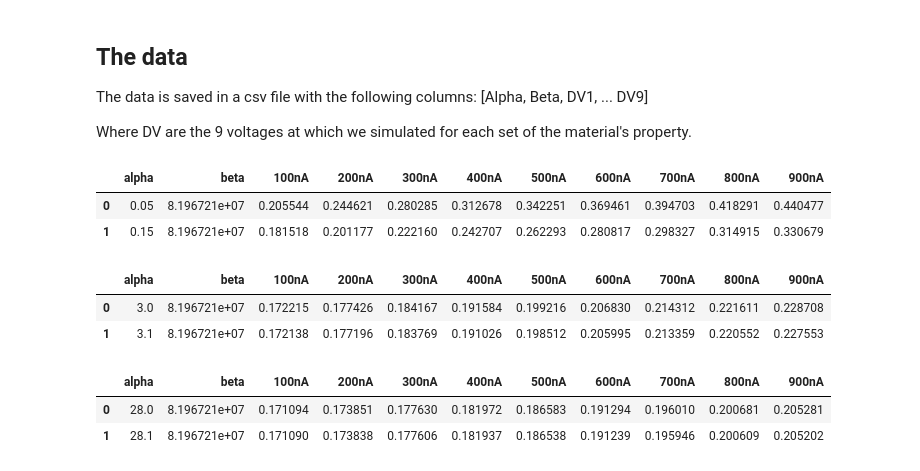
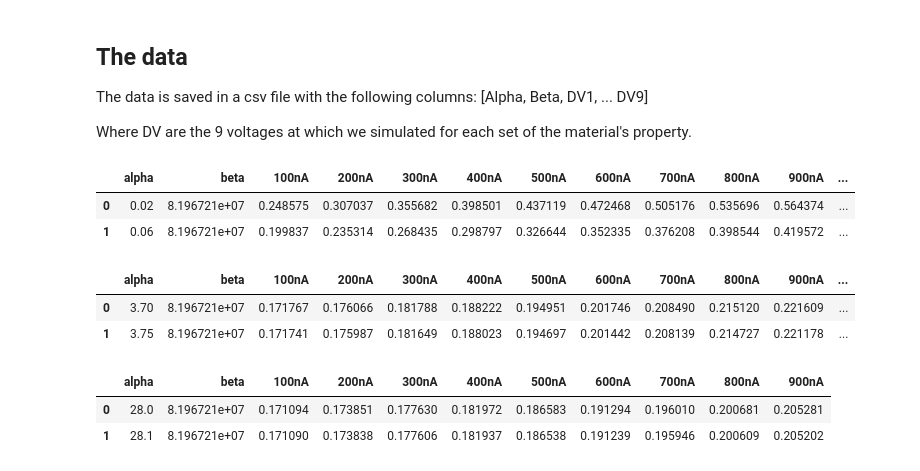
Before and after one commit to paulthulstrup/moose, a Jupyter notebook: modules/thermopower_diffusion/billiald_analysis.ipynb, the cells around one changed output. Saved outputs shown, nothing was run; the diff lists cells and outputs as text; code cells hidden in the pictures.

```diff
--- a/modules/thermopower_diffusion/billiald_analysis.ipynb
+++ b/modules/thermopower_diffusion/billiald_analysis.ipynb
@@ -27,21 +27,21 @@ The data is saved in a csv file with the following columns:
 
 Where DV are the 9 voltages at which we simulated for each set of the material's property.
 # %%
-df4 = pd.read_csv("./data/T_4_alpha-0.05-4.95-step0.1_beta-81967213.1148.csv",header=None, names = ["alpha","beta","100nA","200nA","300nA",
-                                                "400nA","500nA","600nA","700nA","800nA","900nA"])
+df4 = pd.read_csv("./data/T_4_lowV_alpha-0.02-1.98-step0.04_beta-81967213.1148.csv",header=None, names = ["alpha","beta","100nA","200nA","300nA",
+                                                "400nA","500nA","600nA","700nA","800nA","900nA","1000nA"])
 df4.head(2)
 # %% [output]
-|  | alpha | beta | 100nA | 200nA | 300nA | 400nA | 500nA | 600nA | 700nA | 800nA | 900nA |
-| 0 | 0.05 | 8.196721e+07 | 0.205544 | 0.244621 | 0.280285 | 0.312678 | 0.342251 | 0.369461 | 0.394703 | 0.418291 | 0.440477 |
-| 1 | 0.15 | 8.196721e+07 | 0.181518 | 0.201177 | 0.222160 | 0.242707 | 0.262293 | 0.280817 | 0.298327 | 0.314915 | 0.330679 |
+|  | alpha | beta | 100nA | 200nA | 300nA | 400nA | 500nA | 600nA | 700nA | 800nA | 900nA | ... |
+| 0 | 0.02 | 8.196721e+07 | 0.248575 | 0.307037 | 0.355682 | 0.398501 | 0.437119 | 0.472468 | 0.505176 | 0.535696 | 0.564374 | ... |
+| 1 | 0.06 | 8.196721e+07 | 0.199837 | 0.235314 | 0.268435 | 0.298797 | 0.326644 | 0.352335 | 0.376208 | 0.398544 | 0.419572 | ... |
 # %%
-df5 = pd.read_csv("./data/T_5_alpha-3.0-14.9-step0.1_beta-81967213.1148.csv",header=None, names = ["alpha","beta","100nA","200nA","300nA",
-                                                "400nA","500nA","600nA","700nA","800nA","900nA"])
+df5 = pd.read_csv("./data/T_5_lowV_alpha-3.7-5.65-step0.05_beta-81967213.1148.csv",header=None, names = ["alpha","beta","100nA","200nA","300nA",
+                                                "400nA","500nA","600nA","700nA","800nA","900nA","1000nA"])
 df5.head(2)
 # %% [output]
-|  | alpha | beta | 100nA | 200nA | 300nA | 400nA | 500nA | 600nA | 700nA | 800nA | 900nA |
-| 0 | 3.0 | 8.196721e+07 | 0.172215 | 0.177426 | 0.184167 | 0.191584 | 0.199216 | 0.206830 | 0.214312 | 0.221611 | 0.228708 |
-| 1 | 3.1 | 8.196721e+07 | 0.172138 | 0.177196 | 0.183769 | 0.191026 | 0.198512 | 0.205995 | 0.213359 | 0.220552 | 0.227553 |
+|  | alpha | beta | 100nA | 200nA | 300nA | 400nA | 500nA | 600nA | 700nA | 800nA | 900nA | ... |
+| 0 | 3.70 | 8.196721e+07 | 0.171767 | 0.176066 | 0.181788 | 0.188222 | 0.194951 | 0.201746 | 0.208490 | 0.215120 | 0.221609 | ... |
+| 1 | 3.75 | 8.196721e+07 | 0.171741 | 0.175987 | 0.181649 | 0.188023 | 0.194697 | 0.201442 | 0.208139 | 0.214727 | 0.221178 | ... |
 # %%
 df6 = pd.read_csv("./data/T_6_alpha-28.0-34.9-step0.1_beta-81967213.1148.csv",header=None, names = ["alpha","beta","100nA","200nA","300nA",
                                                 "400nA","500nA","600nA","700nA","800nA","900nA"])
```
Also changed, not shown: parts of 3 cells of this notebook, 3 other files.
